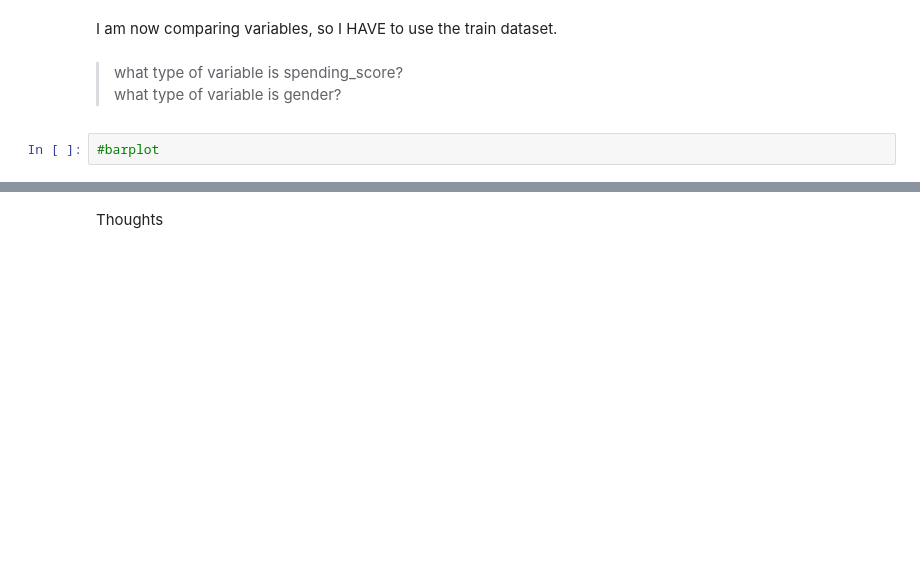
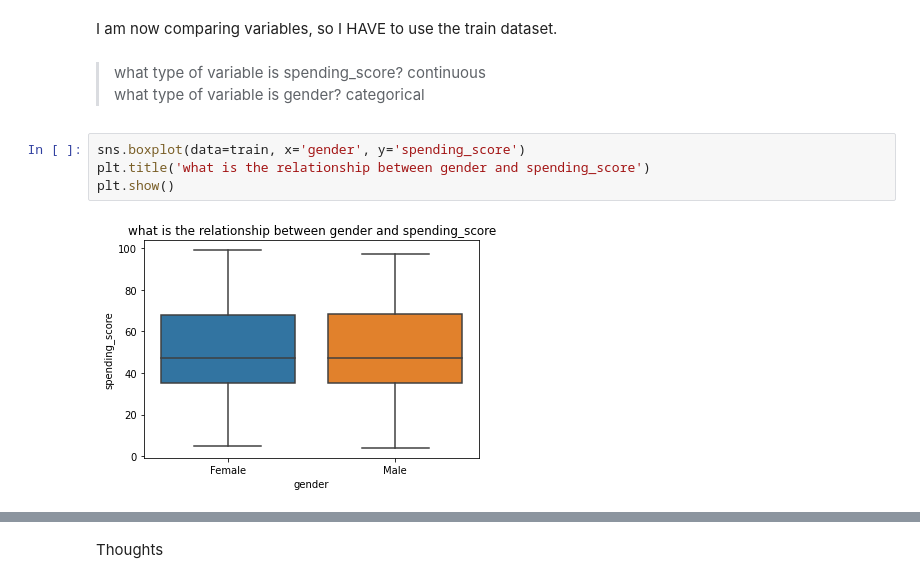
Before and after one commit to CodeupClassroom/leavitt-clustering-exercises, a Jupyter notebook: clustering_explore.ipynb, the cells around one changed output, grey strips where cells are left out. Drawn from its saved outputs; the diff is of its cells as text; blank space fills up the shorter version.

```diff
--- a/clustering_explore.ipynb
+++ b/clustering_explore.ipynb
@@ -104,7 +169,11 @@ Since I'm doing at univariate exploration, I can use the original dataset.
 # %% [markdown]
 I am now comparing variables, so I HAVE to use the train dataset.
 # %% [markdown]
-> what type of variable is spending_score?
-> what type of variable is gender?
+> what type of variable is spending_score? continuous
+> what type of variable is gender? categorical
 # %%
-#barplot
+sns.boxplot(data=train, x='gender', y='spending_score')
+plt.title('what is the relationship between gender and spending_score')
+plt.show()
+# %% [output]
+[figure, added]
```
Also changed, not shown: parts of 69 cells of this notebook.
